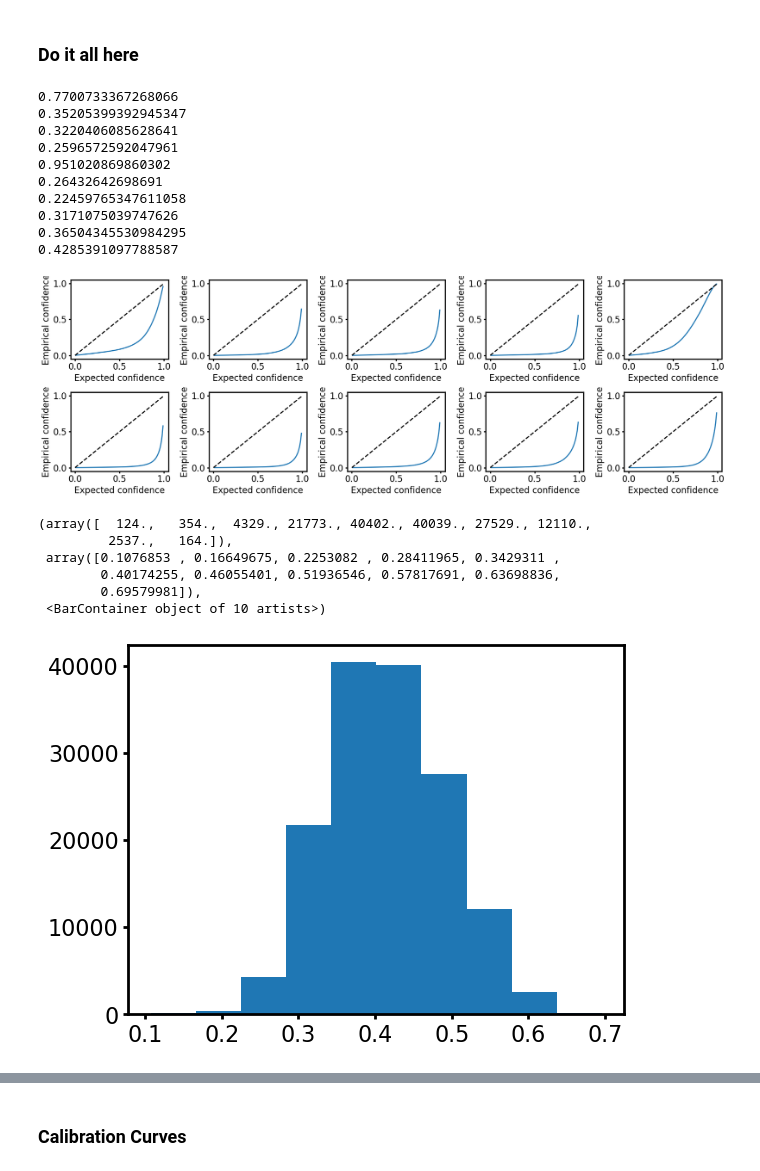
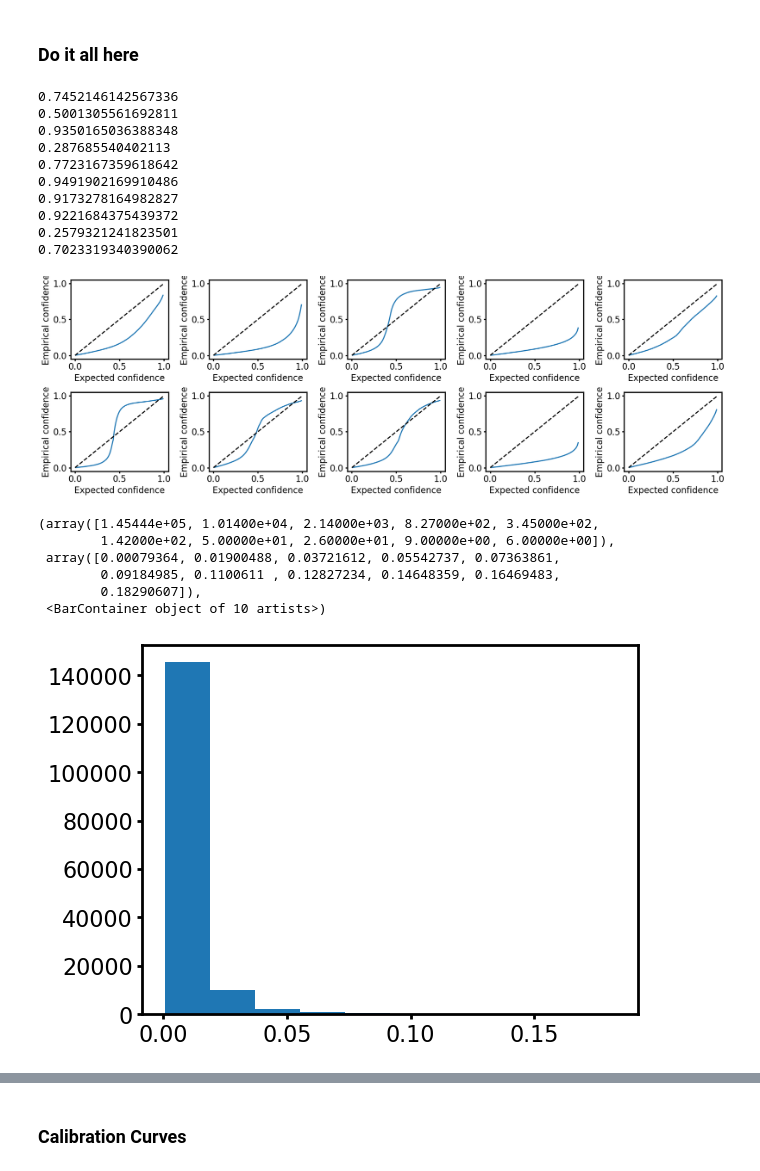
Before and after one commit to jsunn-y/ALDE, a Jupyter notebook: analysis.ipynb, the cells around one changed output, grey strips where cells are left out. Drawn from its saved outputs; the diff is of its cells as text; code cells hidden in the pictures.

```diff
--- a/analysis.ipynb
+++ b/analysis.ipynb
@@ -355,11 +355,11 @@ def z_score_for_confidence_interval(confidence_level):
 # %%
 plt.figure(figsize=(18, 6))
 
-protein = 'TrpB'
+protein = 'GB1'
 #encoding = 'AA'
 #model = 'GP'
 #directory_prefix = '/home/jyang4/repos/DKBO-MLDE/results/UQ_analysis/TrpB_AA/GP_BOTORCH-DO-0-RBF-UCB-[16, 1]_'
-directory_prefix = '/home/jyang4/repos/DKBO-MLDE/results/UQ_analysis/TrpB_AA/MLDE-UCB_'
+directory_prefix = '/home/jyang4/repos/DKBO-MLDE/results/UQ_analysis/GB1_AA/MLDE-UCB_'
 #directory_prefix = '/home/jyang4/repos/DKBO-MLDE/results/UQ_analysis/GB1_AA/DKL_BOTORCH-DO-0-RBF-UCB-[4, 4]_'
 #directory_prefix = '/home/jyang4/repos/DKBO-MLDE/results/UQ_analysis/hyperparameters/GB1_onehot/DKL_BOTORCH-DO-0-RBF-UCB-[30, 30]_'
 #directory_prefix = '/home/jyang4/repos/DKBO-MLDE/results/UQ_analysis/hyperparameters_earlystopping2/GB1_onehot/DKL_BOTORCH-DO-0-RBF-UCB-[30, 30]_'
@@ -464,54 +464,54 @@ for i in range(10):
     plt.xlabel('Expected confidence')
     plt.ylabel('Empirical confidence')
 
     # plt.scatter(x = fitness_df['sigma'], y =fitness_df['mu'], c=fitness_df[fitness_col], cmap='viridis', vmin=0, vmax=1, s=5)
     # #plt.xlim([0, 3])
     # plt.xlabel('$\sigma$')
     # plt.ylabel('$\mu$')
 
     # fitness_df.sort_values('sigma', ascending=True, inplace=True)
     # sc = plt.scatter(x = fitness_df['mu'], y =fitness_df['UCB'], c=fitness_df['sigma'], cmap='viridis', s=1)
     # plt.colorbar(sc)
     # # sns.jointplot(x = fitness_df['mu'], y =fitness_df['UCB'])
     # plt.xlabel('$\mu$')
     # plt.ylabel('UCB')
 
     # plt.scatter(x = fitness_df['sigma'], y =fitness_df['error'], c=fitness_df[fitness_col], cmap='viridis', s=5)
     # plt.title(pearsonr(fitness_df['sigma'], fitness_df['error'])[0].round(2))
     # plt.xlabel('$\sigma$')
     # plt.ylabel('error')
 
     # fitness_df = fitness_df[fitness_df['normalized_sigma'] < 1]
     # plt.scatter(x = fitness_df['normalized_sigma'], y =fitness_df['normalized_error'], c=fitness_df[fitness_col], cmap='viridis', s=5)
     # plt.xlim([0, 1])
     # #plt.ylim([0, 10])
     # plt.title(pearsonr(fitness_df['normalized_sigma'], fitness_df['normalized_error'])[0].round(2))
     # plt.xlabel('normalized $\sigma$')
     # plt.ylabel('normalized error')
 
 plt.tight_layout()
 # %% [output]
-0.7700733367268066
-0.35205399392945347
-0.3220406085628641
-0.2596572592047961
-0.951020869860302
-0.26432642698691
-0.22459765347611058
-0.3171075039747626
-0.36504345530984295
-0.4285391097788587
+0.7452146142567336
+0.5001305561692811
+0.9350165036388348
+0.287685540402113
+0.7723167359618642
+0.9491902169910486
+0.9173278164982827
+0.9221684375439372
+0.2579321241823501
+0.7023319340390062
-[figure, old version]
+[figure, new version]
 # %%
 plt.hist(fitness_df['sigma'])
 # %% [output]
-(array([  124.,   354.,  4329., 21773., 40402., 40039., 27529., 12110.,
-         2537.,   164.]),
- array([0.1076853 , 0.16649675, 0.2253082 , 0.28411965, 0.3429311 ,
-        0.40174255, 0.46055401, 0.51936546, 0.57817691, 0.63698836,
-        0.69579981]),
+(array([1.45444e+05, 1.01400e+04, 2.14000e+03, 8.27000e+02, 3.45000e+02,
+        1.42000e+02, 5.00000e+01, 2.60000e+01, 9.00000e+00, 6.00000e+00]),
+ array([0.00079364, 0.01900488, 0.03721612, 0.05542737, 0.07363861,
+        0.09184985, 0.1100611 , 0.12827234, 0.14648359, 0.16469483,
+        0.18290607]),
  <BarContainer object of 10 artists>)
-[figure, old version]
+[figure, new version]
 # %%
 plt.hist(fitness_df['mu'])
 # %% [output]
```
Also changed, not shown: parts of 1 cell of this notebook, 4 other files.
